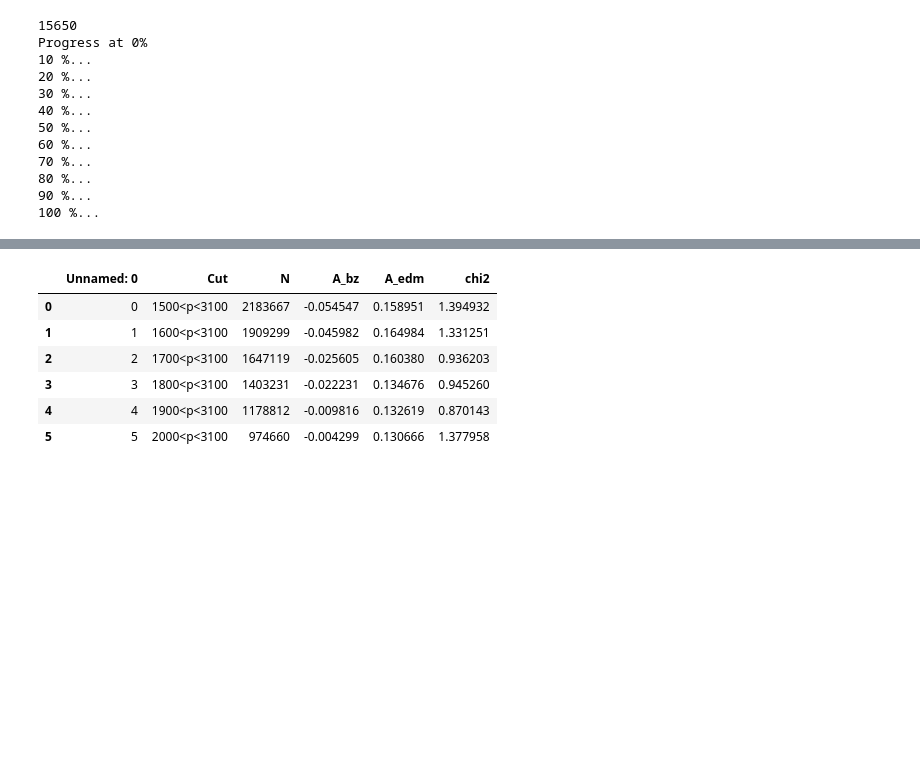
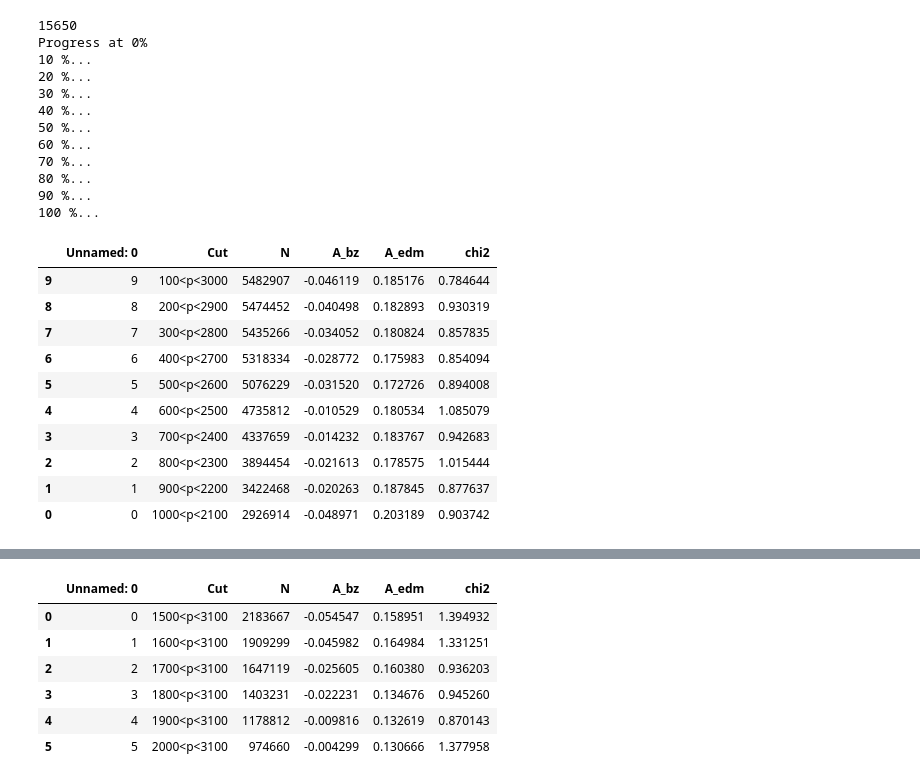
Before and after one commit to glukicov/EDMTracking, a Jupyter notebook: JupyterNB/Misc.ipynb, the cells around one changed output, grey strips where cells are left out. Cells and saved outputs as stored; diff of their text form; code cells hidden in the pictures; blank space fills up the shorter version.

```diff
--- a/JupyterNB/Misc.ipynb
+++ b/JupyterNB/Misc.ipynb
@@ -34,6 +34,19 @@ import pandas as pd
 # %%
 df=pd.read_csv("../DATA/misc/df_cuts_edm.csv")
 # df["c1"]=(df['Cut'].split("<")[0])
 df = df.sort_values(by=['N'], ascending=False)
+df
+# %% [output]
+|  | Unnamed: 0 | Cut | N | A_bz | A_edm | chi2 |
+| 9 | 9 | 100<p<3000 | 5482907 | -0.046119 | 0.185176 | 0.784644 |
+| 8 | 8 | 200<p<2900 | 5474452 | -0.040498 | 0.182893 | 0.930319 |
+| 7 | 7 | 300<p<2800 | 5435266 | -0.034052 | 0.180824 | 0.857835 |
+| 6 | 6 | 400<p<2700 | 5318334 | -0.028772 | 0.175983 | 0.854094 |
+| 5 | 5 | 500<p<2600 | 5076229 | -0.031520 | 0.172726 | 0.894008 |
+| 4 | 4 | 600<p<2500 | 4735812 | -0.010529 | 0.180534 | 1.085079 |
+| 3 | 3 | 700<p<2400 | 4337659 | -0.014232 | 0.183767 | 0.942683 |
+| 2 | 2 | 800<p<2300 | 3894454 | -0.021613 | 0.178575 | 1.015444 |
+| 1 | 1 | 900<p<2200 | 3422468 | -0.020263 | 0.187845 | 0.877637 |
+| 0 | 0 | 1000<p<2100 | 2926914 | -0.048971 | 0.203189 | 0.903742 |
 # %%
 NA_2_edm = df['N'] * df['A_edm'] ** 2
```
Also changed, not shown: parts of 4 cells of this notebook, 4 other files.
